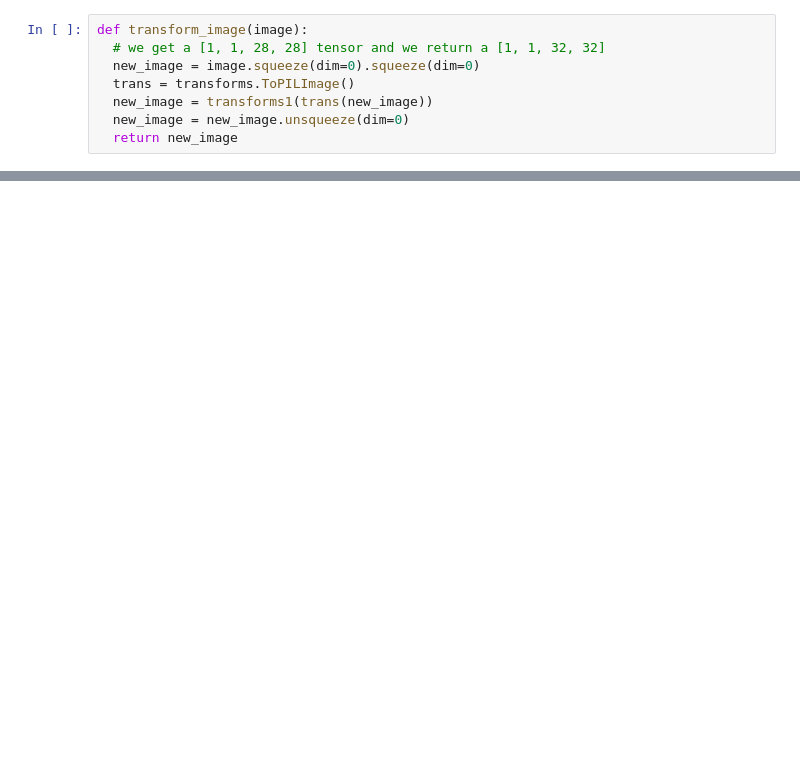
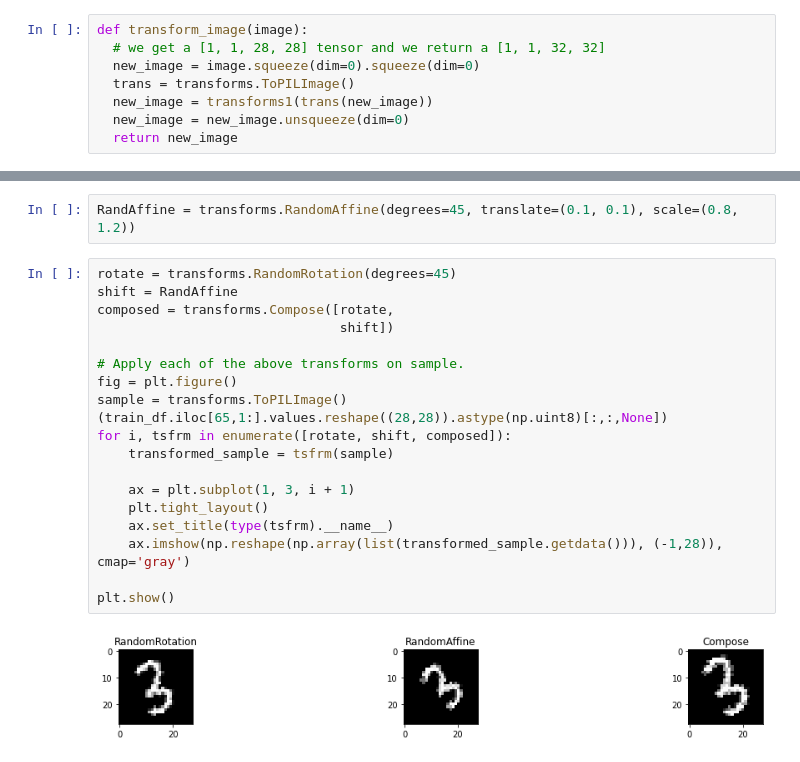
Before and after one commit to xTavi/BlackBoxAttack, a Jupyter notebook: BlackBoxAttack.ipynb, the cells around one changed output, grey strips where cells are left out. Drawn from its saved outputs; the diff is of its cells as text; blank space fills up the shorter version.

```diff
--- a/BlackBoxAttack.ipynb
+++ b/BlackBoxAttack.ipynb
@@ -719,0 +851,22 @@ tensor(1)
+# %%
+RandAffine = transforms.RandomAffine(degrees=45, translate=(0.1, 0.1), scale=(0.8, 1.2))
+# %%
+rotate = transforms.RandomRotation(degrees=45)
+shift = RandAffine
+composed = transforms.Compose([rotate,
+                               shift])
+
+# Apply each of the above transforms on sample.
+fig = plt.figure()
+sample = transforms.ToPILImage()(train_df.iloc[65,1:].values.reshape((28,28)).astype(np.uint8)[:,:,None])
+for i, tsfrm in enumerate([rotate, shift, composed]):
+    transformed_sample = tsfrm(sample)
+
+    ax = plt.subplot(1, 3, i + 1)
+    plt.tight_layout()
+    ax.set_title(type(tsfrm).__name__)
+    ax.imshow(np.reshape(np.array(list(transformed_sample.getdata())), (-1,28)), cmap='gray')
+
+plt.show()
+# %% [output]
+[figure, added]
```
Also changed, not shown: parts of 32 cells of this notebook.
